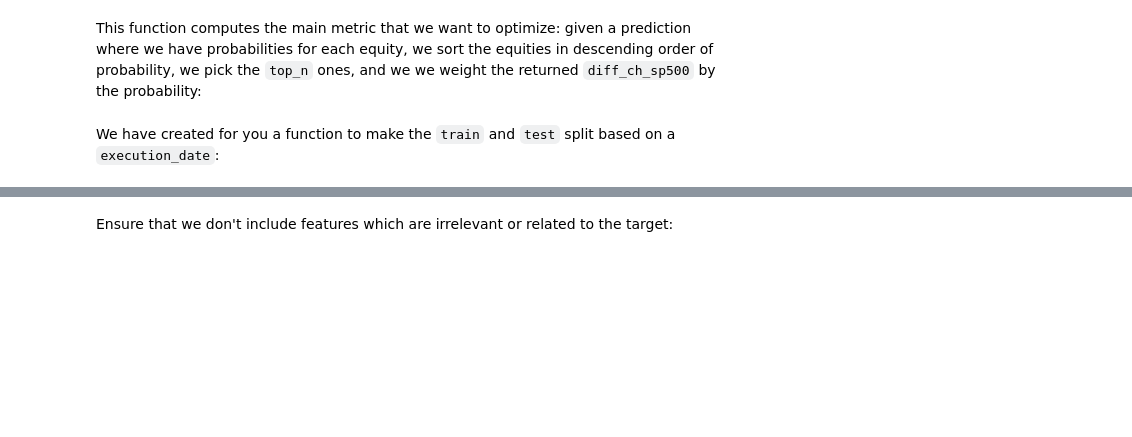
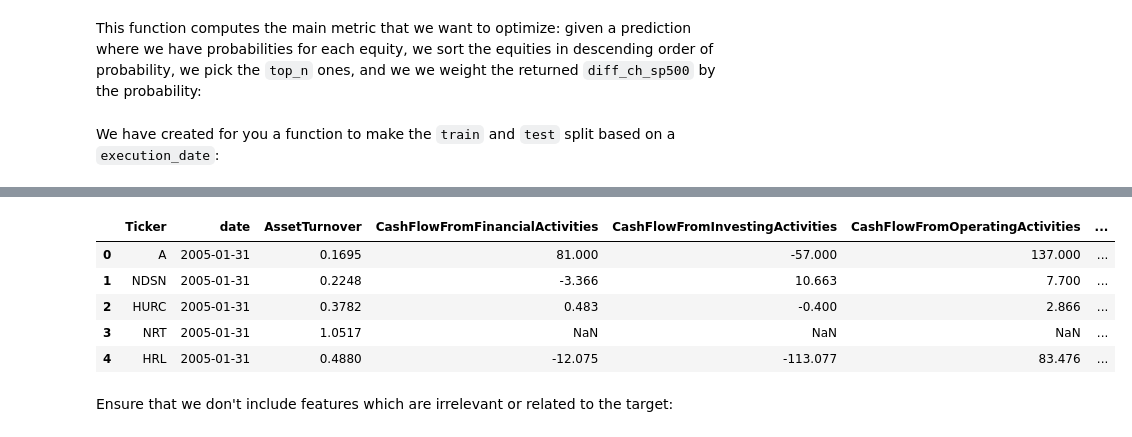
Before and after one commit to uhernando002/zrive-ds, a Jupyter notebook: src/module_5/module5.ipynb, the cells around one changed output, grey strips where cells are left out. Saved outputs shown, nothing was run; the diff lists cells and outputs as text; code cells hidden in the pictures; blank space fills up the shorter version.

```diff
--- a/src/module_5/module5.ipynb
+++ b/src/module_5/module5.ipynb
@@ -111,3 +95,14 @@ data_set
+# %%
+pd.set_option('display.max_columns', None)
+# %%
+data_set.head()
+# %% [output]
+|  | Ticker | date | AssetTurnover | CashFlowFromFinancialActivities | CashFlowFromInvestingActivities | CashFlowFromOperatingActivities | ... |
+| 0 | A | 2005-01-31 | 0.1695 | 81.000 | -57.000 | 137.000 | ... |
+| 1 | NDSN | 2005-01-31 | 0.2248 | -3.366 | 10.663 | 7.700 | ... |
+| 2 | HURC | 2005-01-31 | 0.3782 | 0.483 | -0.400 | 2.866 | ... |
+| 3 | NRT | 2005-01-31 | 1.0517 | NaN | NaN | NaN | ... |
+| 4 | HRL | 2005-01-31 | 0.4880 | -12.075 | -113.077 | 83.476 | ... |
 # %%
 data_set.sort_values("execution_date")
 # %%
```
Also changed, not shown: parts of 1 cell of this notebook, 1 other file.
